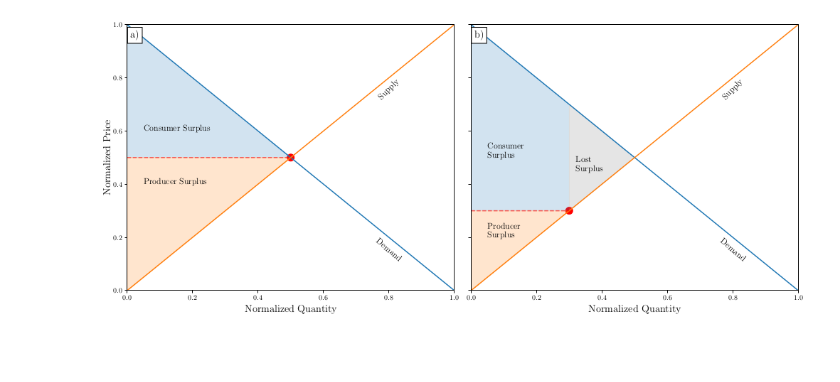
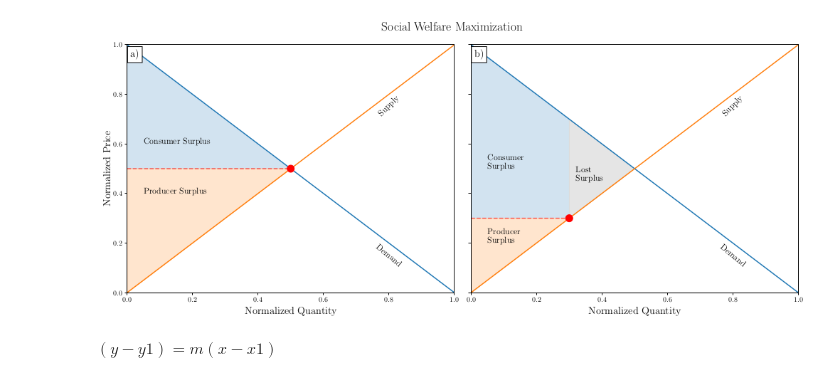
Before and after one commit to samgdotson/2023-dotson-prelim, a Jupyter notebook: analysis/social_welfare_maximization.ipynb, the cells around one changed output. Drawn from its saved outputs; the diff is of its cells as text; code cells hidden in the pictures; blank space fills up the shorter version.

Commit message:
updates figures and adds elasticity disc

```diff
--- a/analysis/social_welfare_maximization.ipynb
+++ b/analysis/social_welfare_maximization.ipynb
@@ -22,10 +16,16 @@ y2 = -x + np.ones(N)
 # %%
+N = 1000
+UL = 1
+x = np.linspace(0,UL,N)
+y1 = x
+y2 = -x + np.ones(N)
+
 fig, axes = plt.subplots(1,2,figsize=(14,6), facecolor='w', sharey=True, sharex=True)
 
 axes[0].plot(x, y2, label='Demand')
 axes[0].plot(x, y1, label='Supply')
 
-axes[0].scatter(0.5,0.5, label='Equlibrium Price', s=100, color='red')
+axes[0].plot([0.5],[0.5], 'ro',markersize=10)
 axes[0].axhline(y=0.5, xmax=0.5, linestyle='--', alpha=0.6, color='red')
 axes[0].fill_between(x=x, y1=0.5, y2=y2, where=x<0.5, alpha=0.2)
 axes[0].fill_between(x=x, y1=y1, y2=0.5, where=x<0.5, alpha=0.2, color='tab:orange')
@@ -52,36 +52,39 @@ p = 0.3
 axes[1].plot(x, y2, label='Demand')
 axes[1].plot(x, y1, label='Supply')
 
-axes[1].scatter(p,p, label='Price Cap', s=100, color='red')
+axes[1].plot([p],[p], 'ro',markersize=10)
 axes[1].axhline(y=p, xmax=p, linestyle='--', alpha=0.6, color='red')
 axes[1].fill_between(x=x, y1=p, y2=y2, where=x<p, alpha=0.2)
 axes[1].fill_between(x=x, y1=y1, y2=p, where=x<p, alpha=0.2, color='tab:orange')
 axes[1].fill_between(x=x, y1=y1, y2=y2, where=((x>p) & (x<0.5)), alpha=0.2, color='gray')
 
 # axes[1].set_ylabel('Normalized Price')
 axes[1].set_xlabel('Normalized Quantity', fontsize=14)
 axes[1].set_xlim(0,1)
 axes[1].set_ylim(0,1)
 axes[1].text(0.05,0.5, "Consumer \nSurplus", fontsize=12)
 axes[1].text(0.05,0.2, "Producer \nSurplus", fontsize=12)
 axes[1].text(0.32,0.45, "Lost \nSurplus", fontsize=12)
 
 axes[1].text(0.8, 0.8, 'Supply',
          rotation=45, fontsize=12,
          horizontalalignment='center',
          verticalalignment='top',
          multialignment='center')
 axes[1].text(0.8, 0.2, 'Demand',
          rotation=-40, fontsize=12,
          horizontalalignment='center',
          verticalalignment='top',
          multialignment='center')
 
 axes[0].text(0.01,0.95, "a)", fontsize=14, bbox=dict({'facecolor':'w'}))
 axes[1].text(0.01,0.95, "b)", fontsize=14, bbox=dict({'facecolor':'w'}))
+fig.suptitle('Social Welfare Maximization', fontsize=16)
 plt.tight_layout()
 # plt.legend()
 plt.savefig('../docs/figures/social_max.pgf')
 plt.show()
 # %% [output]
-[figure, old version]
+[figure, new version]
+# %% [markdown]
+$(y-y1) = m(x-x1)$
```
Also changed, not shown: parts of 2 cells of this notebook, 2 other files.
